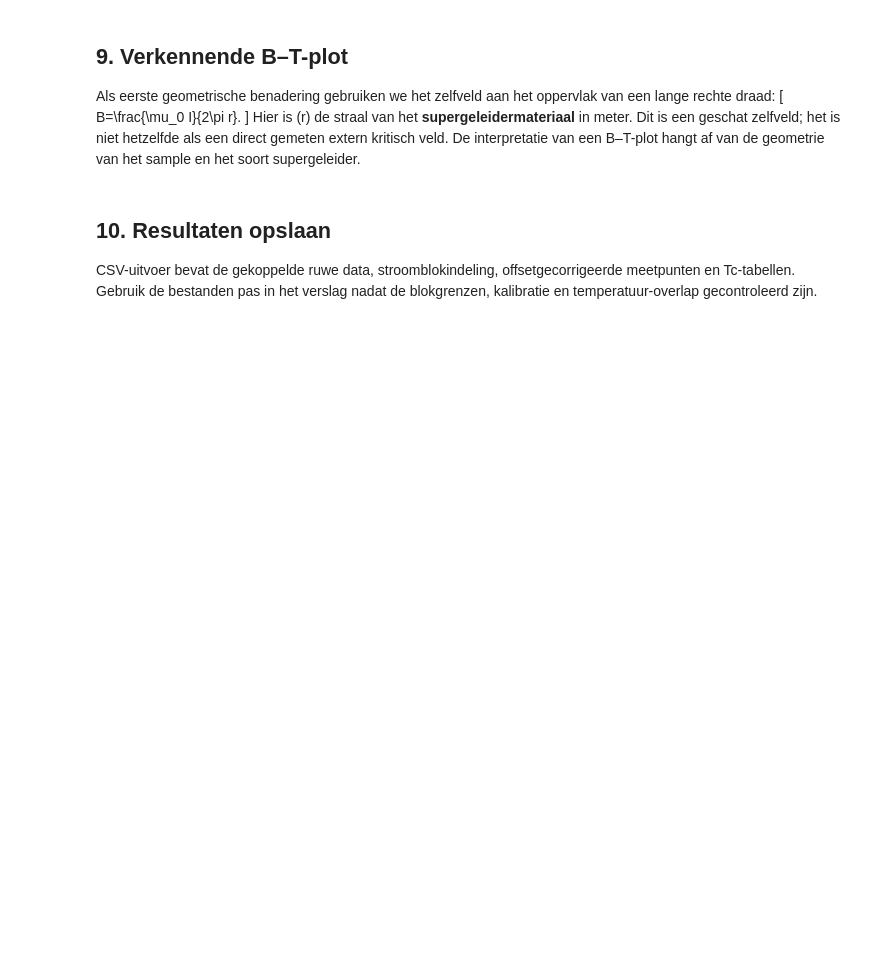
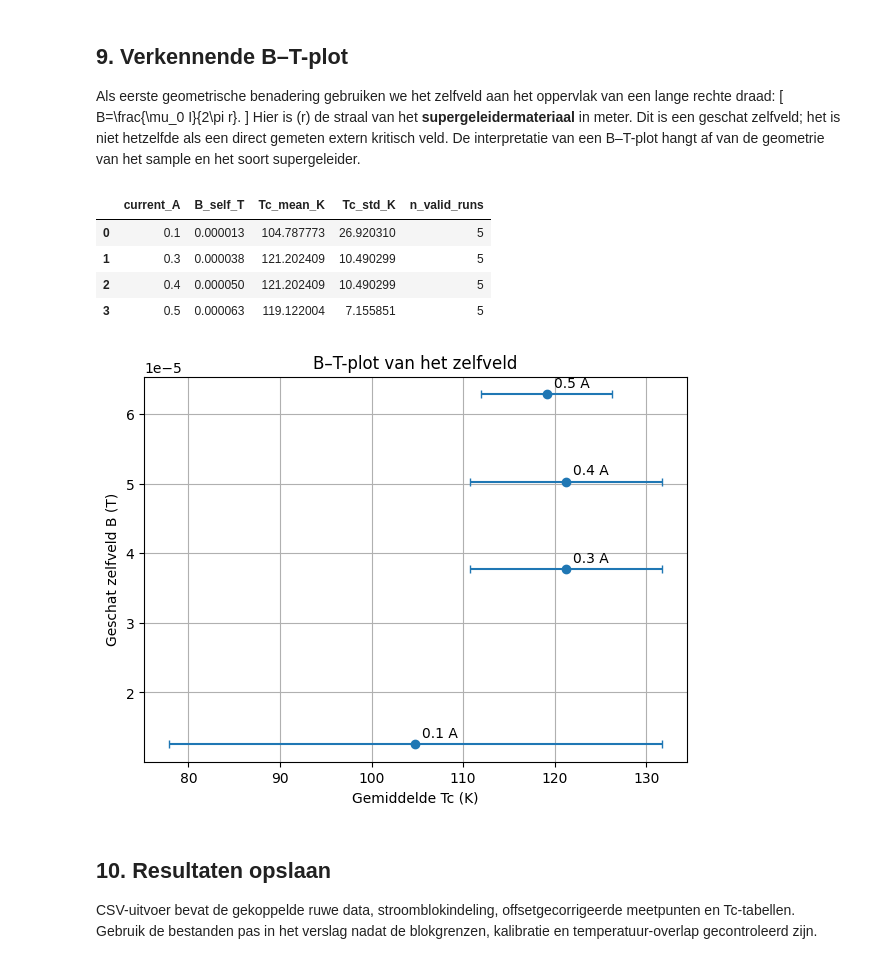
Before and after one commit to ebepolman-bit/RP3, a Jupyter notebook: supergeleider_offset_BT_template_v4_10_runs.ipynb, the cells around one changed output. Drawn from its saved outputs; the diff is of its cells as text; code cells hidden in the pictures; blank space fills up the shorter version.

```diff
--- a/supergeleider_offset_BT_template_v4_10_runs.ipynb
+++ b/supergeleider_offset_BT_template_v4_10_runs.ipynb
@@ -399,22 +373,30 @@ Hier is \(r\) de straal van het **supergeleidermateriaal** in meter. Dit is een
 # %%
 if not np.isfinite(SAMPLE_RADIUS_M) or SAMPLE_RADIUS_M <= 0:
     print("Vul SAMPLE_RADIUS_M in om B te berekenen.")
 elif tc_summary.empty:
     print("Geen Tc-samenvatting beschikbaar.")
 else:
     bt = tc_summary.dropna(subset=["Tc_mean_K"]).copy()
     bt["B_self_T"] = MU0 * bt["current_A"] / (2 * np.pi * SAMPLE_RADIUS_M)
     display(bt[["current_A", "B_self_T", "Tc_mean_K", "Tc_std_K", "n_valid_runs"]])
+
     fig, ax = plt.subplots(figsize=(7, 5))
     ax.errorbar(bt["Tc_mean_K"], bt["B_self_T"], xerr=bt["Tc_std_K"], marker="o", linestyle="none", capsize=3)
     for _, row in bt.iterrows():
         ax.annotate(f'{row["current_A"]:g} A', (row["Tc_mean_K"], row["B_self_T"]),
                     xytext=(5, 5), textcoords="offset points")
     ax.set_xlabel("Gemiddelde Tc (K)")
     ax.set_ylabel("Geschat zelfveld B (T)")
-    ax.set_title("Verkennende B–T-plot (horizontale foutbalk = spreiding Tc tussen runs)")
+    ax.set_title("B–T-plot van het zelfveld")
     ax.grid(True)
     plt.show()
+# %% [output]
+|  | current_A | B_self_T | Tc_mean_K | Tc_std_K | n_valid_runs |
+| 0 | 0.1 | 0.000013 | 104.787773 | 26.920310 | 5 |
+| 1 | 0.3 | 0.000038 | 121.202409 | 10.490299 | 5 |
+| 2 | 0.4 | 0.000050 | 121.202409 | 10.490299 | 5 |
+| 3 | 0.5 | 0.000063 | 119.122004 | 7.155851 | 5 |
+[figure, added]
 # %% [markdown]
 ## 10. Resultaten opslaan
 
```
Also changed, not shown: parts of 9 cells of this notebook, 7 other files.
